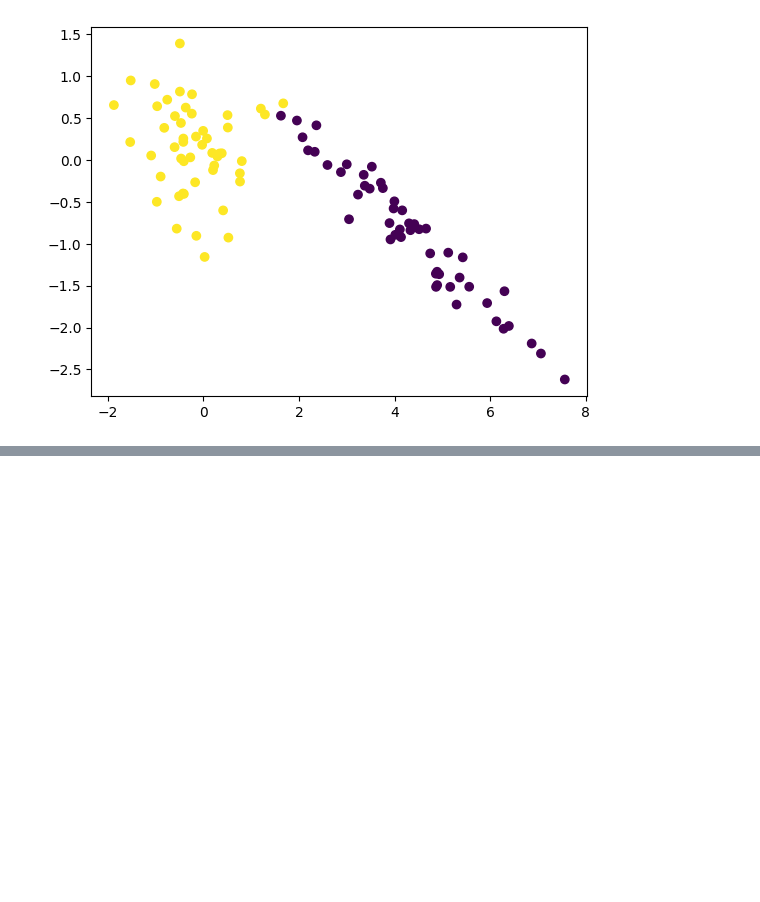
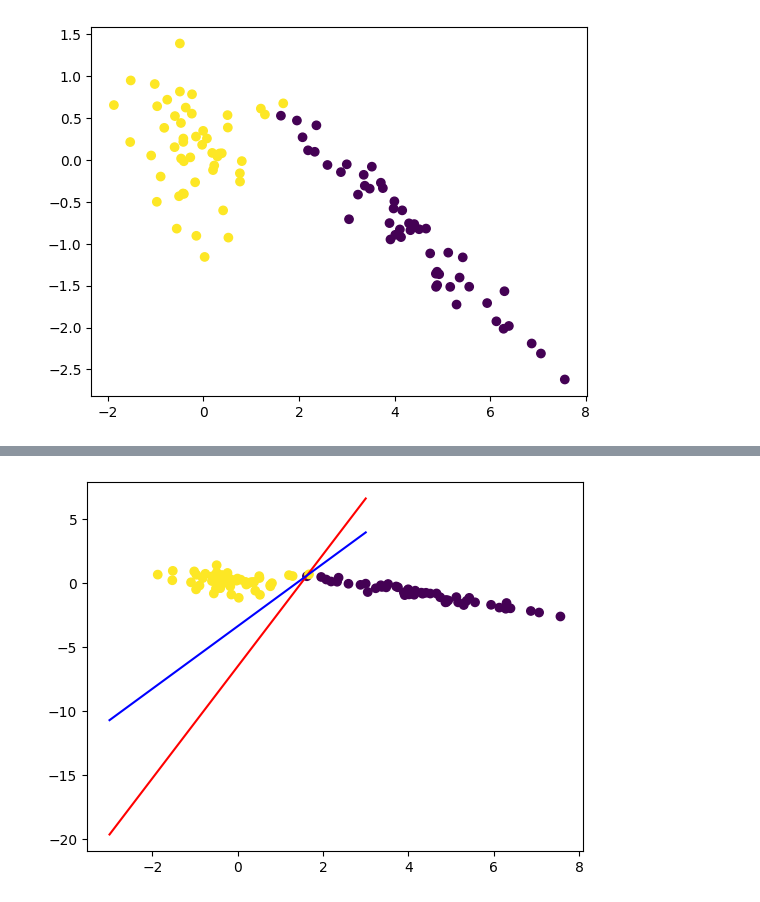
Before and after one commit to SreeHarshaGudise/SocialNetworkAdsClassifier, a Jupyter notebook: Logistic_Regression.ipynb, the cells around one changed output, grey strips where cells are left out. Cells and saved outputs as stored; diff of their text form; code cells hidden in the pictures; blank space fills up the shorter version.

```diff
--- a/Logistic_Regression.ipynb
+++ b/Logistic_Regression.ipynb
@@ -193,0 +231,16 @@ plt.show()
+# %%
+# This function helps to get the weights by optimizing loss function
+# go through campusx video for overview
+
+def gd(X,y):
+  X = np.insert(X, 0, 1, axis=1)
+  w = np.ones(X.shape[1])
+
+  lr = 0.01
+
+  for i in range(5000):
+    j = np.random.randint(0,100)
+    y_hat = sigmoid(np.dot(X,w))
+    w = w + lr*(np.dot((y- y_hat),X)/X.shape[0])
+
+  return w[0], w[1:]
@@ -193,0 +250,2 @@ plt.show()
+# %%
+intercep, coef = gd(X,y)
@@ -193,0 +258,14 @@ plt.show()
+# %%
+m1 = -(coef[0]/coef[1])
+b1 = -(intercep/coef[1])
+# %%
+import numpy as np
+x_inputgd = np.linspace(-3,3,100)
+y_inputgd = m1*x_input+b1
+# %%
+plt.plot(x_input, y_input, color='red')
+plt.plot(x_inputgd, y_inputgd, color='blue')
+plt.scatter(X[:, 0], X[:, 1], c=y)
+plt.show()
+# %% [output]
+[figure, added]
```
Also changed, not shown: parts of 11 cells of this notebook.
